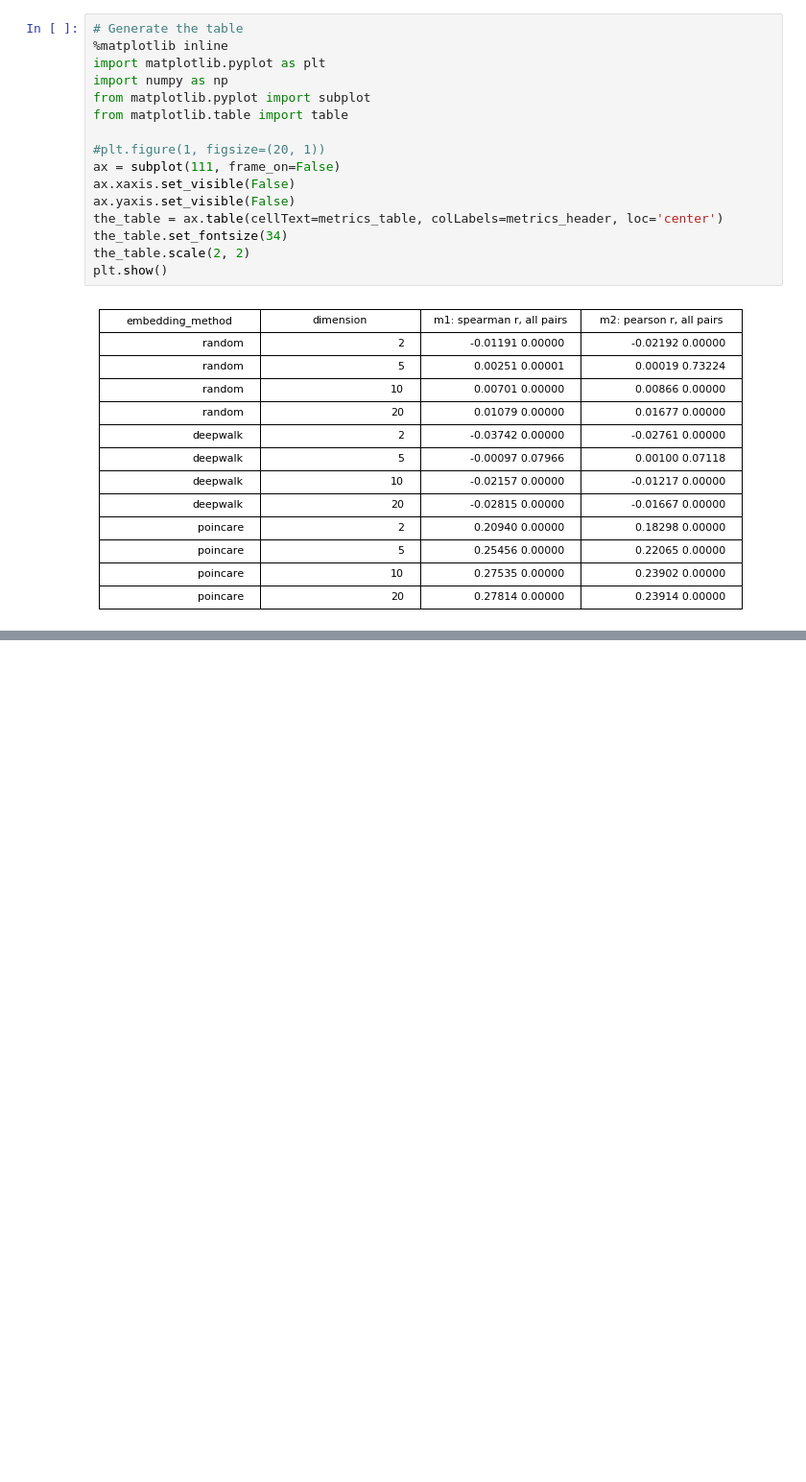
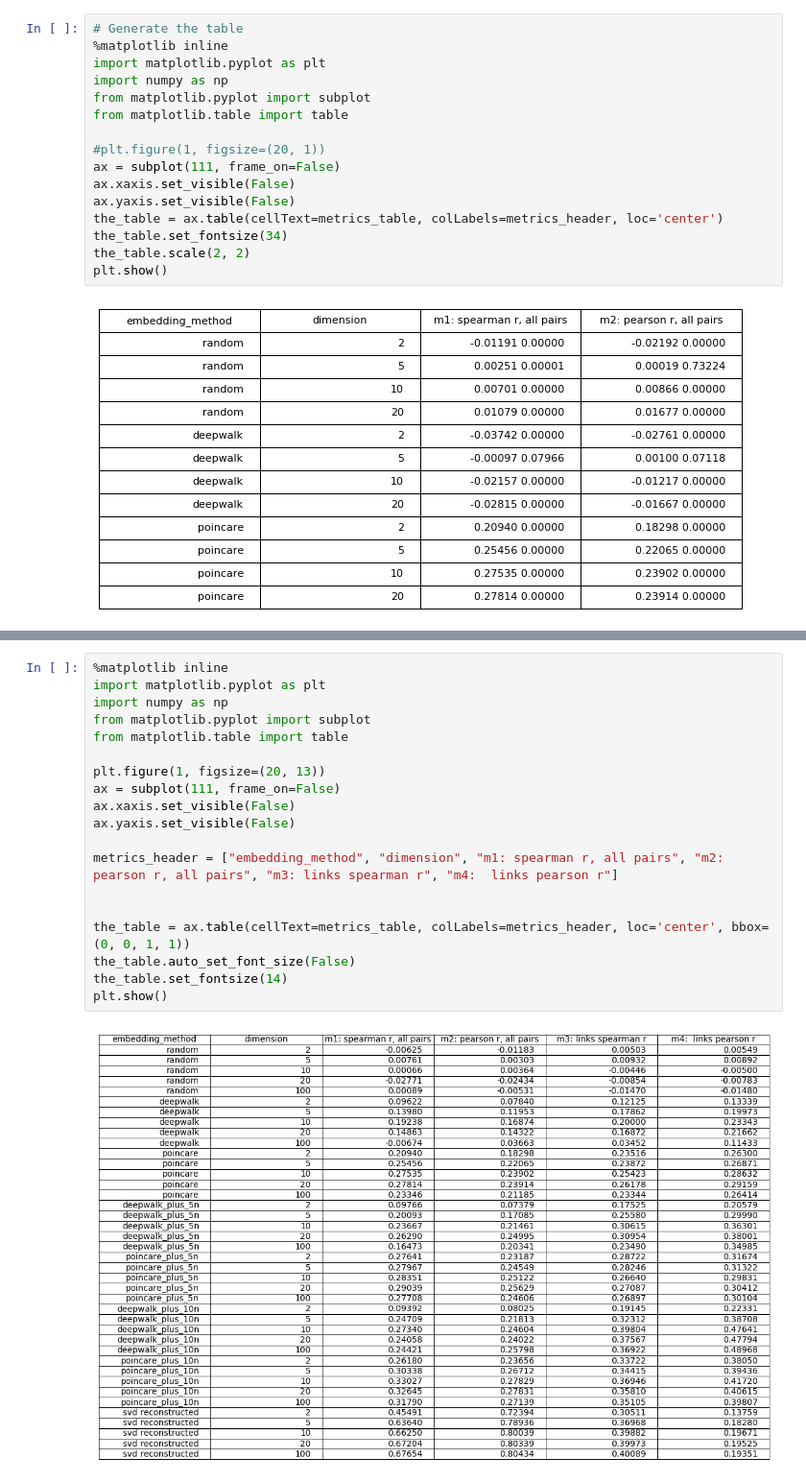
Before and after one commit to AntonVopilov/phylogeny_embeddings, a Jupyter notebook: EmbeddingsTestBed.ipynb, the cells around one changed output, grey strips where cells are left out. Shown at 96% size. Saved outputs shown, nothing was run; the diff lists cells and outputs as text; blank space fills up the shorter version.

```diff
--- a/EmbeddingsTestBed.ipynb
+++ b/EmbeddingsTestBed.ipynb
@@ -471,0 +691,21 @@ plt.show()
+# %%
+%matplotlib inline
+import matplotlib.pyplot as plt
+import numpy as np
+from matplotlib.pyplot import subplot
+from matplotlib.table import table
+
+plt.figure(1, figsize=(20, 13))
+ax = subplot(111, frame_on=False)
+ax.xaxis.set_visible(False)
+ax.yaxis.set_visible(False)
+
+metrics_header = ["embedding_method", "dimension", "m1: spearman r, all pairs", "m2: pearson r, all pairs", "m3: links spearman r", "m4:  links pearson r"]
+
+
+the_table = ax.table(cellText=metrics_table, colLabels=metrics_header, loc='center', bbox=(0, 0, 1, 1))
+the_table.auto_set_font_size(False)
+the_table.set_fontsize(14)
+plt.show()
+# %% [output]
+[figure, added]
```
Also changed, not shown: parts of 35 cells of this notebook.
